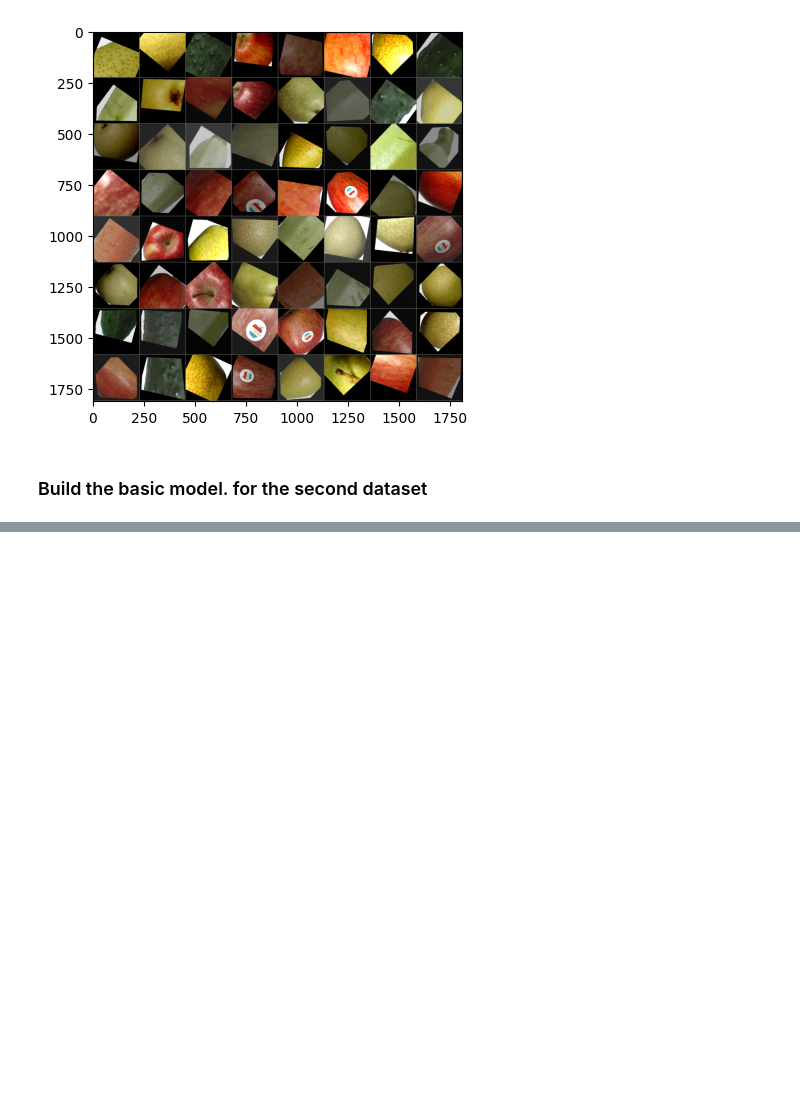
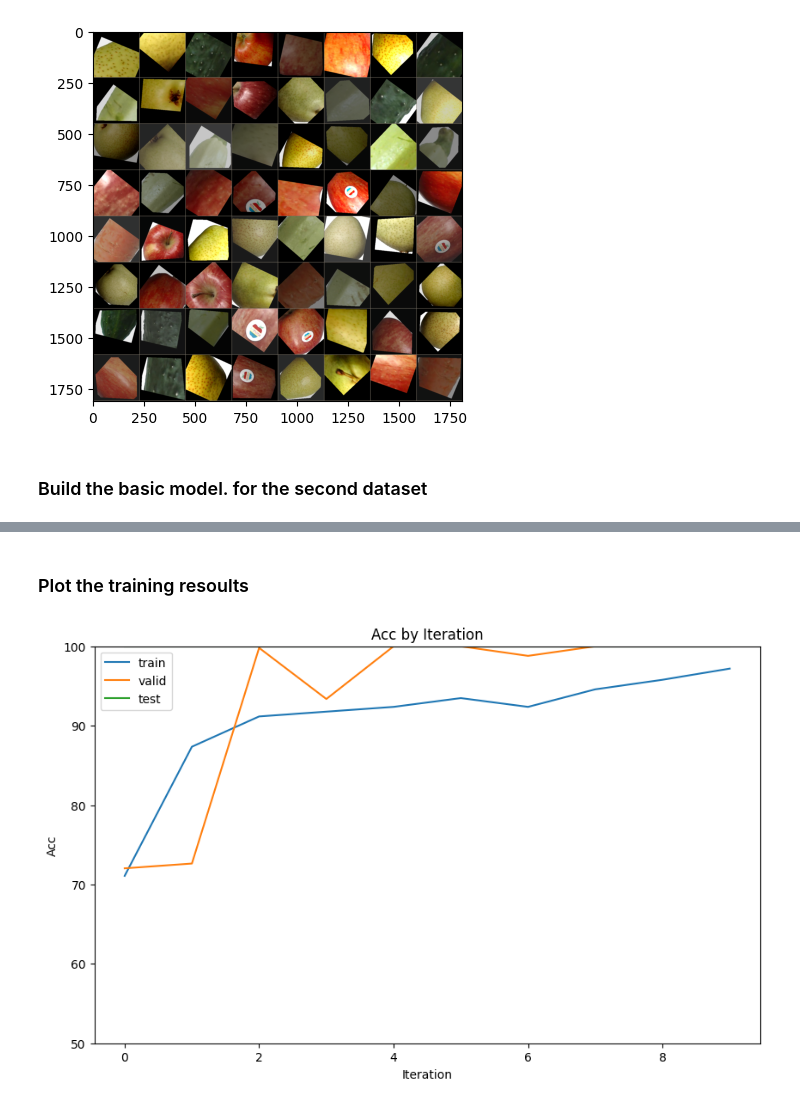
Before and after one commit to SandorBalazsHU/elte-ik-deep-learning-01, a Jupyter notebook: DND_Assignment_1_aza6nl_sandorbalazs.ipynb, the cells around one changed output, grey strips where cells are left out. Cells and saved outputs as stored; diff of their text form; code cells hidden in the pictures; blank space fills up the shorter version.

```diff
--- a/DND_Assignment_1_aza6nl_sandorbalazs.ipynb
+++ b/DND_Assignment_1_aza6nl_sandorbalazs.ipynb
@@ -518,0 +521,2 @@ exp_lr_scheduler = lr_scheduler.StepLR(optimizer, step_size=7, gamma=0.1)
+# %%
+model, val_acc_h, train_acc_h, test_acc = train_model(model, criterion, optimizer, exp_lr_scheduler, num_epochs=10)
@@ -518,0 +541,6 @@ exp_lr_scheduler = lr_scheduler.StepLR(optimizer, step_size=7, gamma=0.1)
+# %% [markdown]
+### Plot the training resoults
+# %%
+plot_acc(train_acc_h,val_acc_h, test_acc)
+# %% [output]
+[figure, added]
```
Also changed, not shown: parts of 4 cells of this notebook.
